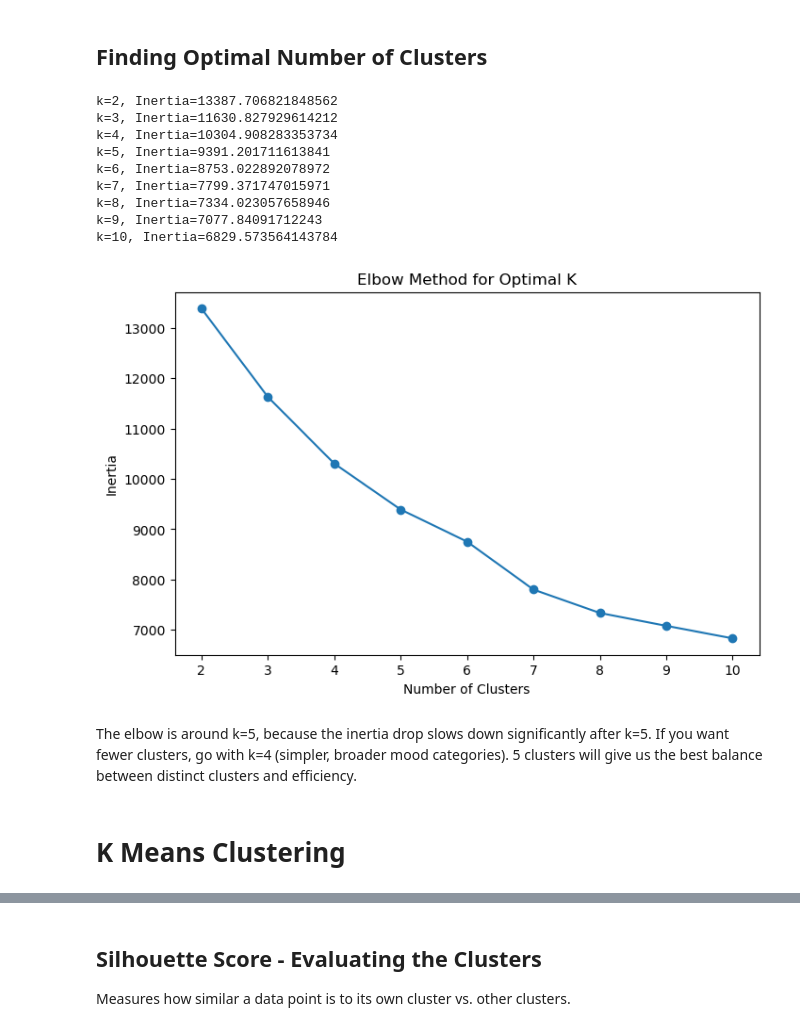
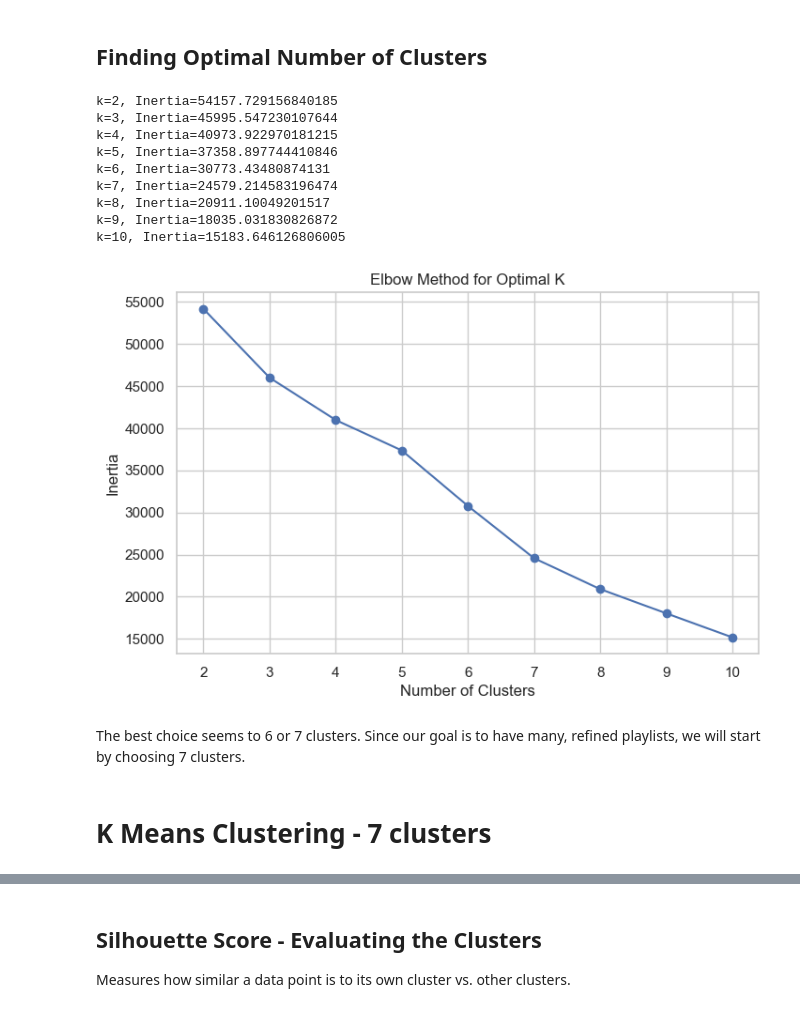
Before and after one commit to hannahdallas/captstone, a Jupyter notebook: notebook.ipynb, the cells around one changed output, grey strips where cells are left out. Saved outputs shown, nothing was run; the diff lists cells and outputs as text; code cells hidden in the pictures.

```diff
--- a/notebook.ipynb
+++ b/notebook.ipynb
@@ -85,0 +202,3 @@ Data Cleaning: Remove duplicate songs, handle missing values (e.g., songs withou
+# %%
+# Drop duplicate songs/ remixes
+df = df.drop_duplicates(subset=["song_title", "artist"], keep="first").reset_index(drop=True)
@@ -96,0 +222,12 @@ df_scaled = scaler.fit_transform(df_features)
+# %%
+# One-hot encode the 'genre' column (splitting multiple genres)
+df_genre_encoded = df["genre"].str.get_dummies(sep=", ")
+
+# Drop the original 'genre' column
+df_encoded = df.drop(columns=["genre"])
+
+# Merge one-hot encoded genres with the main DataFrame
+df_encoded = pd.concat([df_encoded, df_genre_encoded], axis=1)
+
+# Check the updated DataFrame
+df_encoded.head()
@@ -96,0 +244,13 @@ df_scaled = scaler.fit_transform(df_features)
+# %%
+# Select only numeric features (exclude non-numeric columns)
+features = df_encoded.drop(columns=["song_title", "artist"])
+
+# Scale the numeric data
+scaler = StandardScaler()
+df_scaled = scaler.fit_transform(features)
+
+# Convert back to DataFrame
+df_scaled = pd.DataFrame(df_scaled, columns=features.columns)
+
+# Preview the scaled data
+df_scaled.head()
@@ -96,0 +268,10 @@ df_scaled = scaler.fit_transform(df_features)
+# %%
+# Apply PCA
+pca = PCA(n_components=10, random_state=42)  # Adjust components as needed
+df_pca = pca.fit_transform(df_scaled)
+
+# Convert back to DataFrame
+df_pca = pd.DataFrame(df_pca, columns=[f"PC{i+1}" for i in range(10)])
+
+# Add PCA features back to original dataset
+df_final = pd.concat([df[["song_title", "artist"]], df_pca], axis=1)
@@ -99,35 +316,34 @@ df_scaled = scaler.fit_transform(df_features)
 # %%
 # Determine optimal number of clusters using Elbow method
 inertia = []
 k_range = range(2, 11)
 for k in k_range:
     kmeans = KMeans(n_clusters=k, random_state=42, n_init='auto', algorithm='elkan')
-    kmeans.fit(df_scaled)
+    kmeans.fit(df_pca)
     inertia.append(kmeans.inertia_)
     print(f'k={k}, Inertia={kmeans.inertia_}')  # Print inertia values
 
 # Plot Elbow Method
 plt.figure(figsize=(8, 5))
 plt.plot(k_range, inertia, marker='o')
 plt.title('Elbow Method for Optimal K')
 plt.xlabel('Number of Clusters')
 plt.ylabel('Inertia')
 plt.show()
 # %% [output]
-k=2, Inertia=13387.706821848562
-k=3, Inertia=11630.827929614212
-k=4, Inertia=10304.908283353734
-k=5, Inertia=9391.201711613841
-k=6, Inertia=8753.022892078972
-k=7, Inertia=7799.371747015971
-k=8, Inertia=7334.023057658946
-k=9, Inertia=7077.84091712243
-k=10, Inertia=6829.573564143784
+k=2, Inertia=54157.729156840185
+k=3, Inertia=45995.547230107644
+k=4, Inertia=40973.922970181215
+k=5, Inertia=37358.897744410846
+k=6, Inertia=30773.43480874131
+k=7, Inertia=24579.214583196474
+k=8, Inertia=20911.10049201517
+k=9, Inertia=18035.031830826872
+k=10, Inertia=15183.646126806005
-[figure, old version]
+[figure, new version]
 # %% [markdown]
-The elbow is around k=5, because the inertia drop slows down significantly after k=5.
-If you want fewer clusters, go with k=4 (simpler, broader mood categories). 5 clusters will give us the best balance between distinct clusters and efficiency.
+The best choice seems to 6 or 7 clusters. Since our goal is to have many, refined playlists, we will start by choosing 7 clusters.
 # %% [markdown]
-# K Means Clustering
+# K Means Clustering - 7 clusters
 # %%
 # Set optimal k
```
Also changed, not shown: parts of 60 cells of this notebook, 3 other files.
